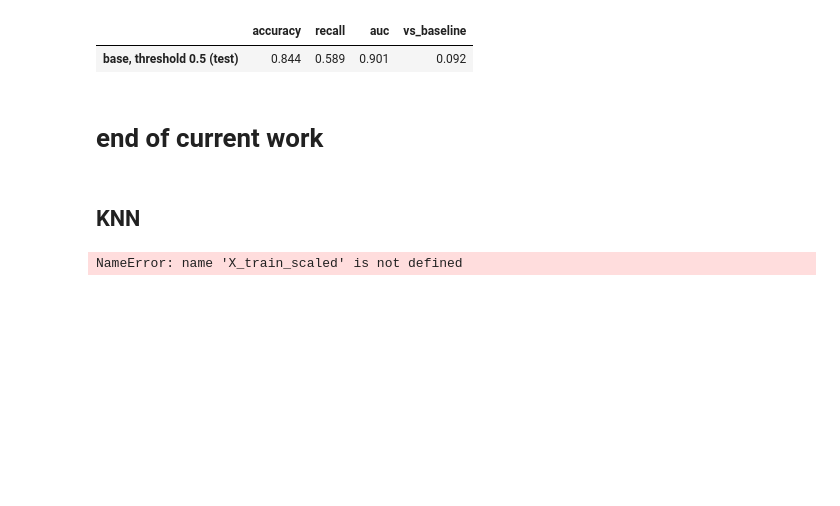
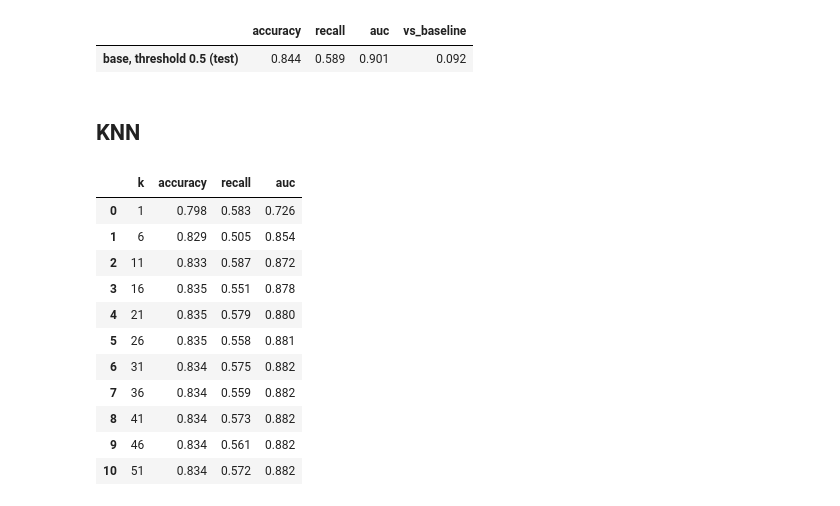
Before and after one commit to lydiapelton/BA305-Project, a Jupyter notebook: Lydia_Project.ipynb, the cells around one changed output. Cells and saved outputs as stored; diff of their text form; code cells hidden in the pictures; blank space fills up the shorter version.

```diff
--- a/Lydia_Project.ipynb
+++ b/Lydia_Project.ipynb
@@ -604,31 +630,37 @@ final.round(3)
 # %% [output]
 |  | accuracy | recall | auc | vs_baseline |
 | base, threshold 0.5 (test) | 0.844 | 0.589 | 0.901 | 0.092 |
-# %% [markdown]
-# end of current work
 # %% [markdown]
 ## KNN
-# %%
-
-k_values = [1, 3, 5, 9, 15, 21, 31, 51]
-k_rows = []
-
-for k in k_values:
-    knn = KNeighborsClassifier(n_neighbors=k)
-    knn.fit(X_train_scaled, y_train)
-
-    train_pred = knn.predict(X_train_scaled)
-    test_pred = knn.predict(X_test_scaled)
-
-    k_rows.append({
-        'K': k,
-        'Train Accuracy': round(accuracy_score(y_train, train_pred), 3),
-        'Test Accuracy': round(accuracy_score(y_test, test_pred), 3),
-        'Test F1': round(f1_score(y_test, test_pred), 3)
-    })
-    print("Done K =", k)
-
-k_table = pd.DataFrame(k_rows)
-k_table
-# %% [output]
-NameError: name 'X_train_scaled' is not defined
+# %%
+# KNN: trying different k values with 5-fold CV on the training data
+
+for k in tqdm(range(1, 52, 5)):
+    pipe_knn = Pipeline([
+        ('scale', StandardScaler()),
+        ('knn', KNeighborsClassifier(n_neighbors=k)),
+    ])
+    scores = cross_validate(pipe_knn, X_train_base, y_train, cv=cv,
+                            scoring=['accuracy', 'recall', 'roc_auc'], n_jobs=-1)
+    results.append({
+        'k': k,
+        'accuracy': scores['test_accuracy'].mean(),
+        'recall': scores['test_recall'].mean(),
+        'auc': scores['test_roc_auc'].mean(),
+    })
+
+knn_results_df = pd.DataFrame(results)
+knn_results_df.round(3)
+# %% [output]
+|  | k | accuracy | recall | auc |
+| 0 | 1 | 0.798 | 0.583 | 0.726 |
+| 1 | 6 | 0.829 | 0.505 | 0.854 |
+| 2 | 11 | 0.833 | 0.587 | 0.872 |
+| 3 | 16 | 0.835 | 0.551 | 0.878 |
+| 4 | 21 | 0.835 | 0.579 | 0.880 |
+| 5 | 26 | 0.835 | 0.558 | 0.881 |
+| 6 | 31 | 0.834 | 0.575 | 0.882 |
+| 7 | 36 | 0.834 | 0.559 | 0.882 |
+| 8 | 41 | 0.834 | 0.573 | 0.882 |
+| 9 | 46 | 0.834 | 0.561 | 0.882 |
+| 10 | 51 | 0.834 | 0.572 | 0.882 |
```
Also changed, not shown: parts of 19 cells of this notebook.
